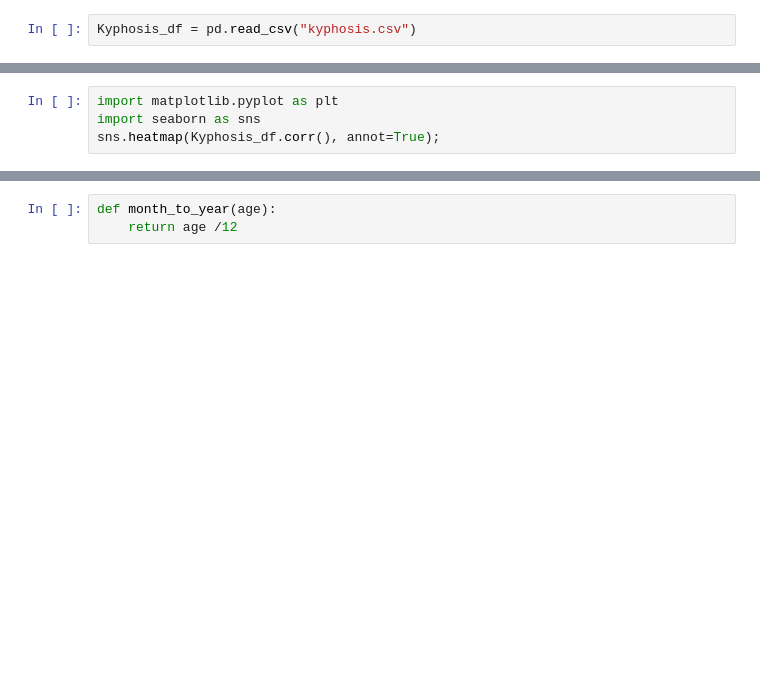
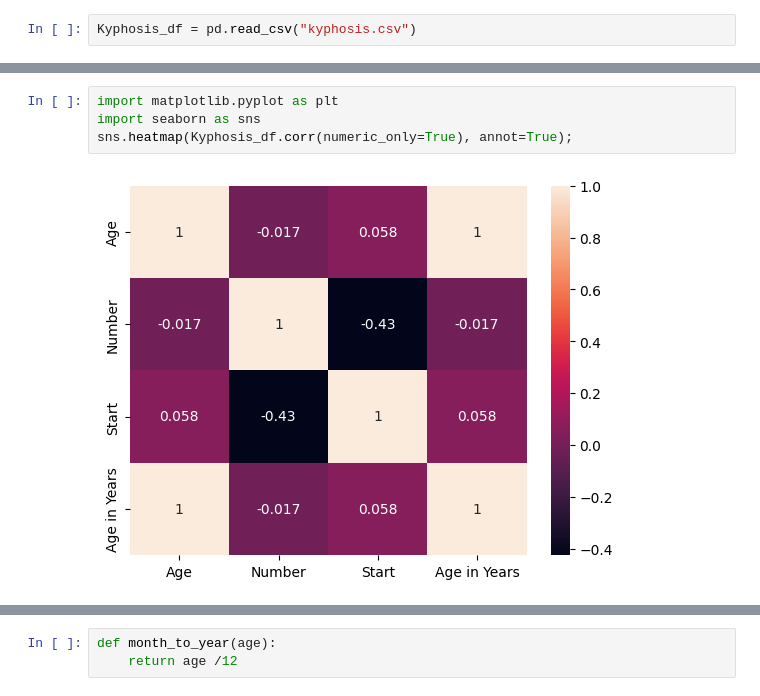
Before and after one commit to joe-trung/Data-Wrangling-with-Pandas, a Jupyter notebook: Data Wrangling & EDA with Pandas in Python.ipynb, the cells around one changed output, grey strips where cells are left out. Cells and saved outputs as stored; diff of their text form; blank space fills up the shorter version.

```diff
--- a/Data Wrangling & EDA with Pandas in Python.ipynb
+++ b/Data Wrangling & EDA with Pandas in Python.ipynb
@@ -404,6 +620,8 @@ Kyphosis_df.isnull().sum()
 # %%
 import matplotlib.pyplot as plt
 import seaborn as sns
-sns.heatmap(Kyphosis_df.corr(), annot=True);
+sns.heatmap(Kyphosis_df.corr(numeric_only=True), annot=True);
+# %% [output]
+[figure, added]
 # %%
 Kyphosis_df.info()
```
Also changed, not shown: parts of 31 cells of this notebook.
